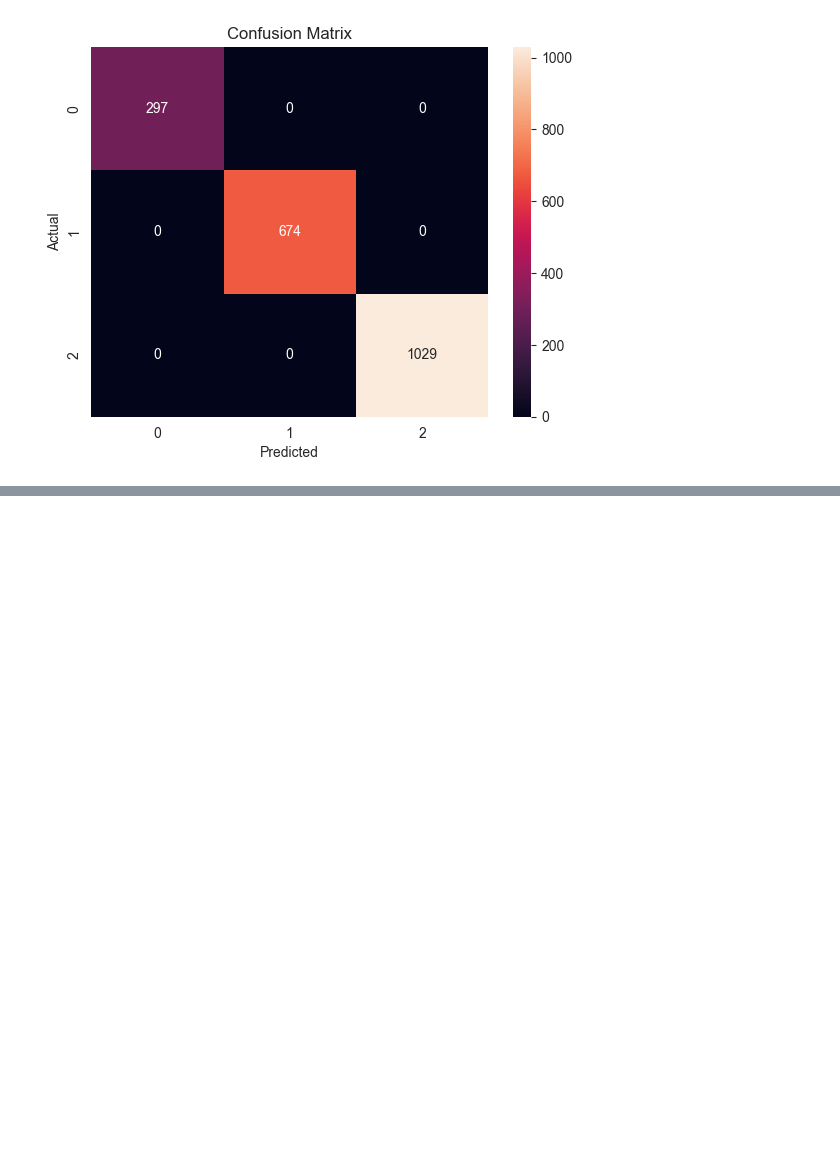
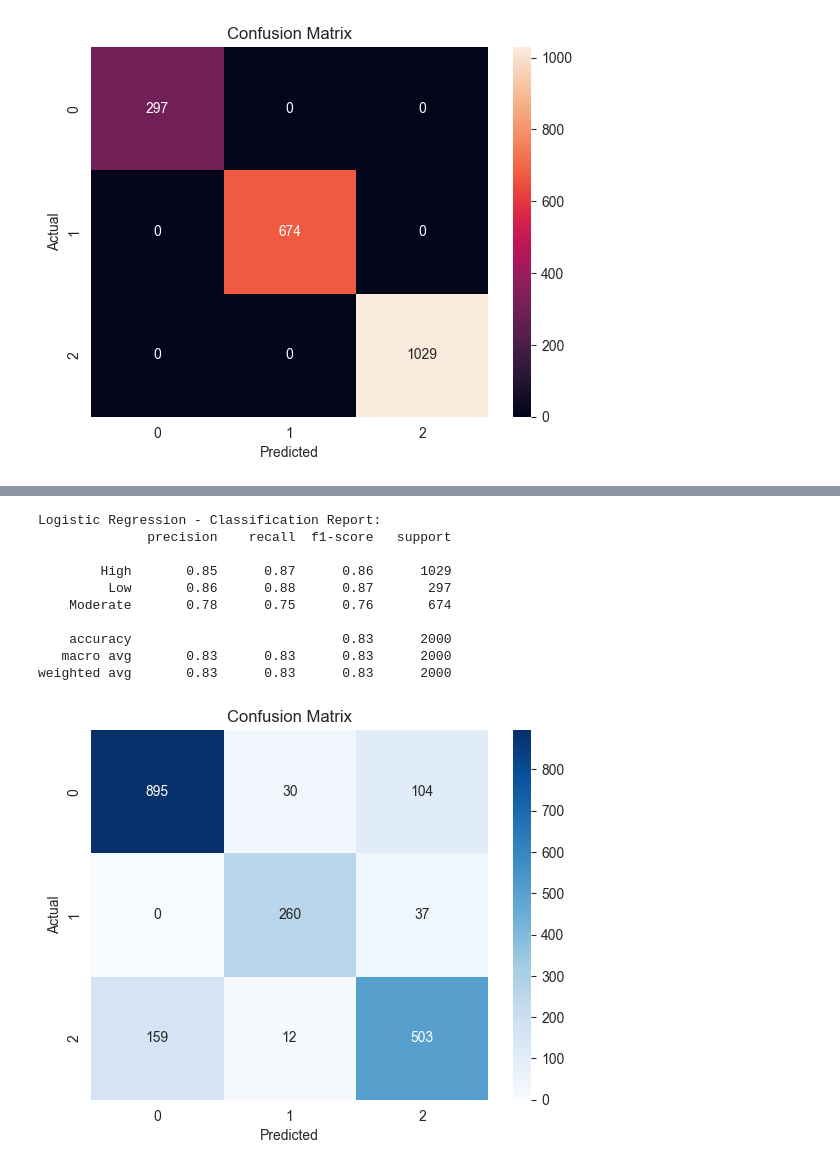
Before and after one commit to PabloGC1908/stress-predict, a Jupyter notebook: backend/ml-service/model/stress_eda.ipynb, the cells around one changed output, grey strips where cells are left out. Saved outputs shown, nothing was run; the diff lists cells and outputs as text; code cells hidden in the pictures; blank space fills up the shorter version.

Commit message:
Comparacion con mas modelos al nuevo dataset

```diff
--- a/backend/ml-service/model/stress_eda.ipynb
+++ b/backend/ml-service/model/stress_eda.ipynb
@@ -163,6 +158,17 @@ Balanced Acc valid: 1.0000
 
 Balanced Accuracy train mean: 1.0000
 Balanced Accuracy valid mean: 1.0000
+# %%
+def evaluate_model(model, X_test, y_test):
+    y_pred = model.predict(X_test)
+    print(classification_report(y_test, y_pred))
+
+    cm = confusion_matrix(y_test, y_pred)
+    sns.heatmap(cm, annot=True, fmt='d', cmap='Blues')
+    plt.xlabel('Predicted')
+    plt.ylabel('Actual')
+    plt.title('Confusion Matrix')
+    plt.show()
 # %%
 model = DecisionTreeClassifier(random_state = 42)
 model.fit(X_train, y_train_encode)
@@ -183,3 +189,13 @@ plt.title('Confusion Matrix')
 plt.show()
 # %% [output]
 [figure]
+# %%
+from sklearn.ensemble import RandomForestClassifier
+from sklearn.metrics import classification_report
+
+model_rf = RandomForestClassifier(random_state = 42)
+
+model_rf.fit(X_train, y_train_encode)
+
+y_pred_test = model_rf.predict(X_test)
+print(classification_report(y_test_encode, y_pred_test))
@@ -185,0 +212,19 @@ plt.show()
+# %%
+from sklearn.linear_model import LogisticRegression
+
+rl_model = LogisticRegression()
+rl_model.fit(X_train, y_train)
+print("Logistic Regression - Classification Report:")
+evaluate_model(rl_model, X_test, y_test)
+# %% [output]
+Logistic Regression - Classification Report:
+              precision    recall  f1-score   support
+
+        High       0.85      0.87      0.86      1029
+         Low       0.86      0.88      0.87       297
+    Moderate       0.78      0.75      0.76       674
+
+    accuracy                           0.83      2000
+   macro avg       0.83      0.83      0.83      2000
+weighted avg       0.83      0.83      0.83      2000
+[figure, added]
```
Also changed, not shown: parts of 5 cells of this notebook, 2 other files.
